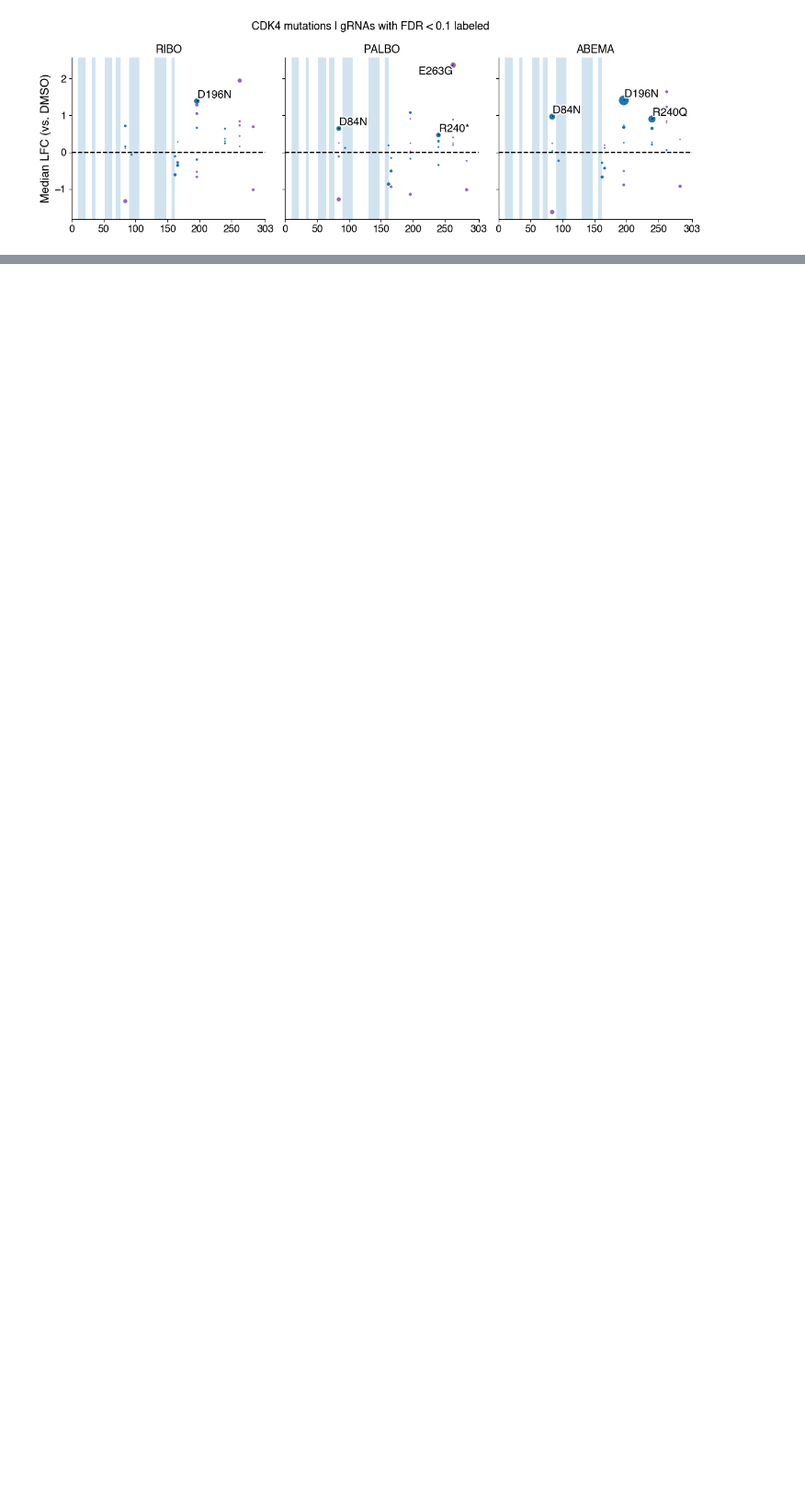
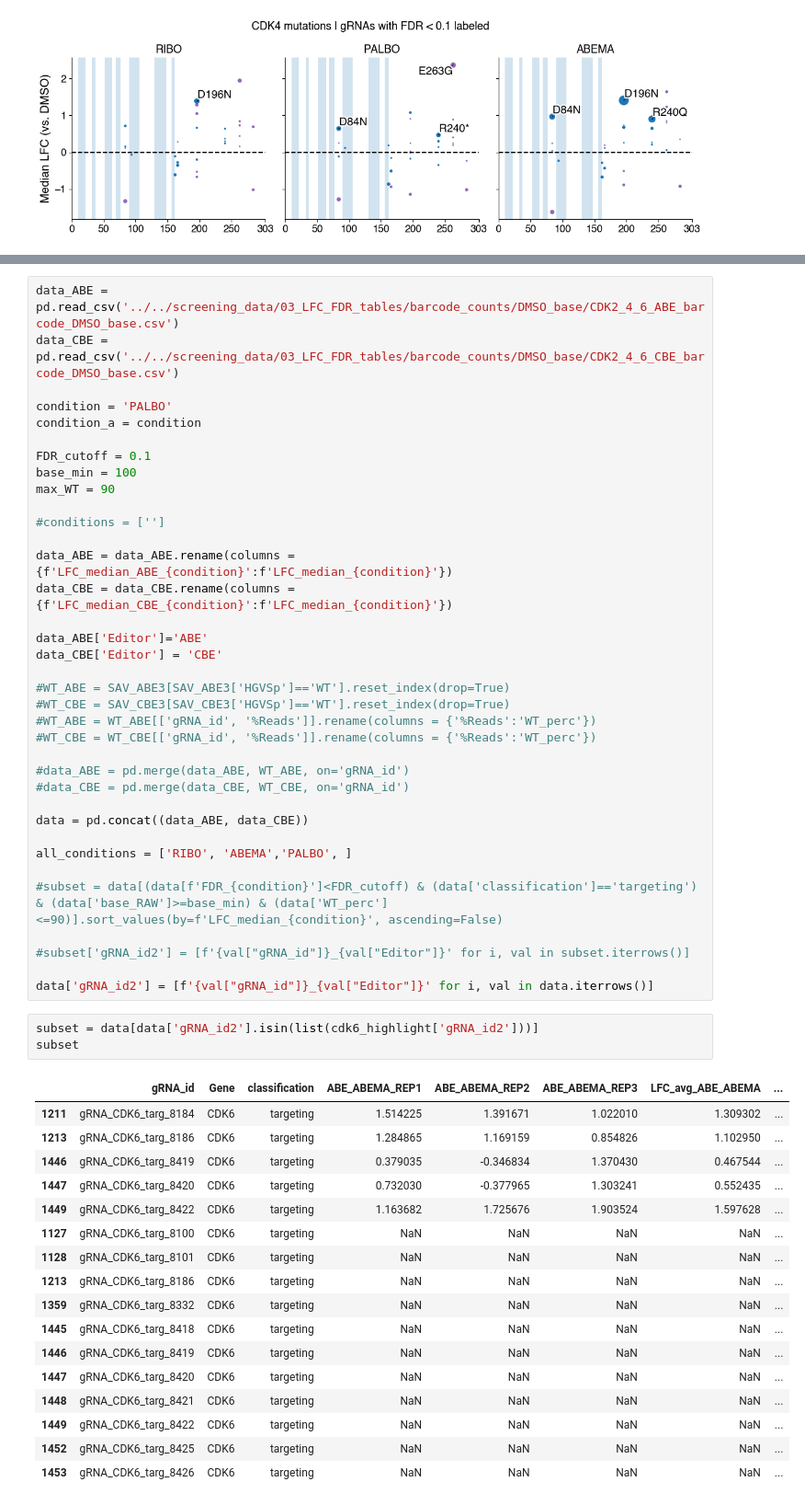
Before and after one commit to samgould2/CDK-BE-mutagenesis, a Jupyter notebook: notebooks/12_clinical_analysis/clinical.ipynb, the cells around one changed output, grey strips where cells are left out. Shown: that part at 92% size. Drawn from its saved outputs; the diff is of its cells as text; blank space fills up the shorter version.

```diff
--- a/notebooks/12_clinical_analysis/clinical.ipynb
+++ b/notebooks/12_clinical_analysis/clinical.ipynb
@@ -226,0 +283,57 @@ fig.tight_layout()
+# %%
+data_ABE = pd.read_csv('../../screening_data/03_LFC_FDR_tables/barcode_counts/DMSO_base/CDK2_4_6_ABE_barcode_DMSO_base.csv')
+data_CBE = pd.read_csv('../../screening_data/03_LFC_FDR_tables/barcode_counts/DMSO_base/CDK2_4_6_CBE_barcode_DMSO_base.csv')
+
+condition = 'PALBO'
+condition_a = condition
+
+FDR_cutoff = 0.1
+base_min = 100
+max_WT = 90
+
+#conditions = ['']
+
+data_ABE = data_ABE.rename(columns = {f'LFC_median_ABE_{condition}':f'LFC_median_{condition}'})
+data_CBE = data_CBE.rename(columns = {f'LFC_median_CBE_{condition}':f'LFC_median_{condition}'})
+
+data_ABE['Editor']='ABE'
+data_CBE['Editor'] = 'CBE'
+
+#WT_ABE = SAV_ABE3[SAV_ABE3['HGVSp']=='WT'].reset_index(drop=True)
+#WT_CBE = SAV_CBE3[SAV_CBE3['HGVSp']=='WT'].reset_index(drop=True)
+#WT_ABE = WT_ABE[['gRNA_id', '%Reads']].rename(columns = {'%Reads':'WT_perc'})
+#WT_CBE = WT_CBE[['gRNA_id', '%Reads']].rename(columns = {'%Reads':'WT_perc'})
+
+#data_ABE = pd.merge(data_ABE, WT_ABE, on='gRNA_id')
+#data_CBE = pd.merge(data_CBE, WT_CBE, on='gRNA_id')
+
+data = pd.concat((data_ABE, data_CBE))
+
+all_conditions = ['RIBO', 'ABEMA','PALBO', ]
+
+#subset = data[(data[f'FDR_{condition}']<FDR_cutoff) & (data['classification']=='targeting') & (data['base_RAW']>=base_min) & (data['WT_perc']<=90)].sort_values(by=f'LFC_median_{condition}', ascending=False)
+
+#subset['gRNA_id2'] = [f'{val["gRNA_id"]}_{val["Editor"]}' for i, val in subset.iterrows()]
+
+data['gRNA_id2'] = [f'{val["gRNA_id"]}_{val["Editor"]}' for i, val in data.iterrows()]
+# %%
+subset = data[data['gRNA_id2'].isin(list(cdk6_highlight['gRNA_id2']))]
+subset
+# %% [output]
+|  | gRNA_id | Gene | classification | ABE_ABEMA_REP1 | ABE_ABEMA_REP2 | ABE_ABEMA_REP3 | LFC_avg_ABE_ABEMA | ... |
+| 1211 | gRNA_CDK6_targ_8184 | CDK6 | targeting | 1.514225 | 1.391671 | 1.022010 | 1.309302 | ... |
+| 1213 | gRNA_CDK6_targ_8186 | CDK6 | targeting | 1.284865 | 1.169159 | 0.854826 | 1.102950 | ... |
+| 1446 | gRNA_CDK6_targ_8419 | CDK6 | targeting | 0.379035 | -0.346834 | 1.370430 | 0.467544 | ... |
+| 1447 | gRNA_CDK6_targ_8420 | CDK6 | targeting | 0.732030 | -0.377965 | 1.303241 | 0.552435 | ... |
+| 1449 | gRNA_CDK6_targ_8422 | CDK6 | targeting | 1.163682 | 1.725676 | 1.903524 | 1.597628 | ... |
+| 1127 | gRNA_CDK6_targ_8100 | CDK6 | targeting | NaN | NaN | NaN | NaN | ... |
+| 1128 | gRNA_CDK6_targ_8101 | CDK6 | targeting | NaN | NaN | NaN | NaN | ... |
+| 1213 | gRNA_CDK6_targ_8186 | CDK6 | targeting | NaN | NaN | NaN | NaN | ... |
+| 1359 | gRNA_CDK6_targ_8332 | CDK6 | targeting | NaN | NaN | NaN | NaN | ... |
+| 1445 | gRNA_CDK6_targ_8418 | CDK6 | targeting | NaN | NaN | NaN | NaN | ... |
+| 1446 | gRNA_CDK6_targ_8419 | CDK6 | targeting | NaN | NaN | NaN | NaN | ... |
+| 1447 | gRNA_CDK6_targ_8420 | CDK6 | targeting | NaN | NaN | NaN | NaN | ... |
+| 1448 | gRNA_CDK6_targ_8421 | CDK6 | targeting | NaN | NaN | NaN | NaN | ... |
+| 1449 | gRNA_CDK6_targ_8422 | CDK6 | targeting | NaN | NaN | NaN | NaN | ... |
+| 1452 | gRNA_CDK6_targ_8425 | CDK6 | targeting | NaN | NaN | NaN | NaN | ... |
+| 1453 | gRNA_CDK6_targ_8426 | CDK6 | targeting | NaN | NaN | NaN | NaN | ... |
```
Also changed, not shown: parts of 11 cells of this notebook, 3 other files.
